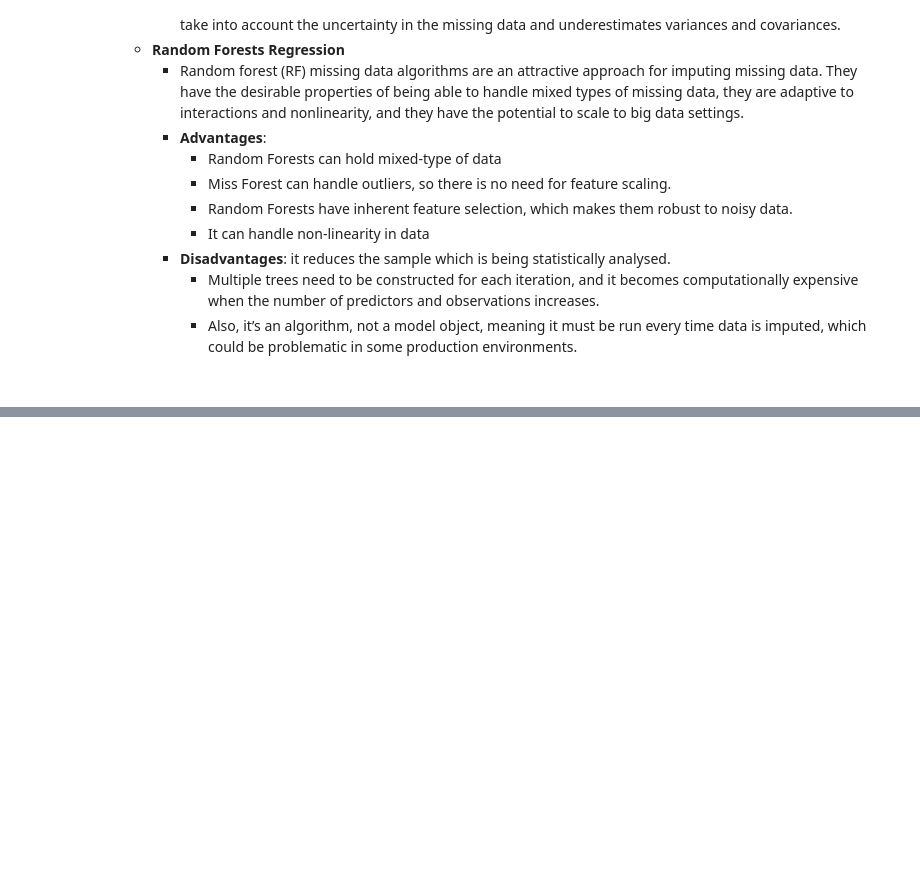
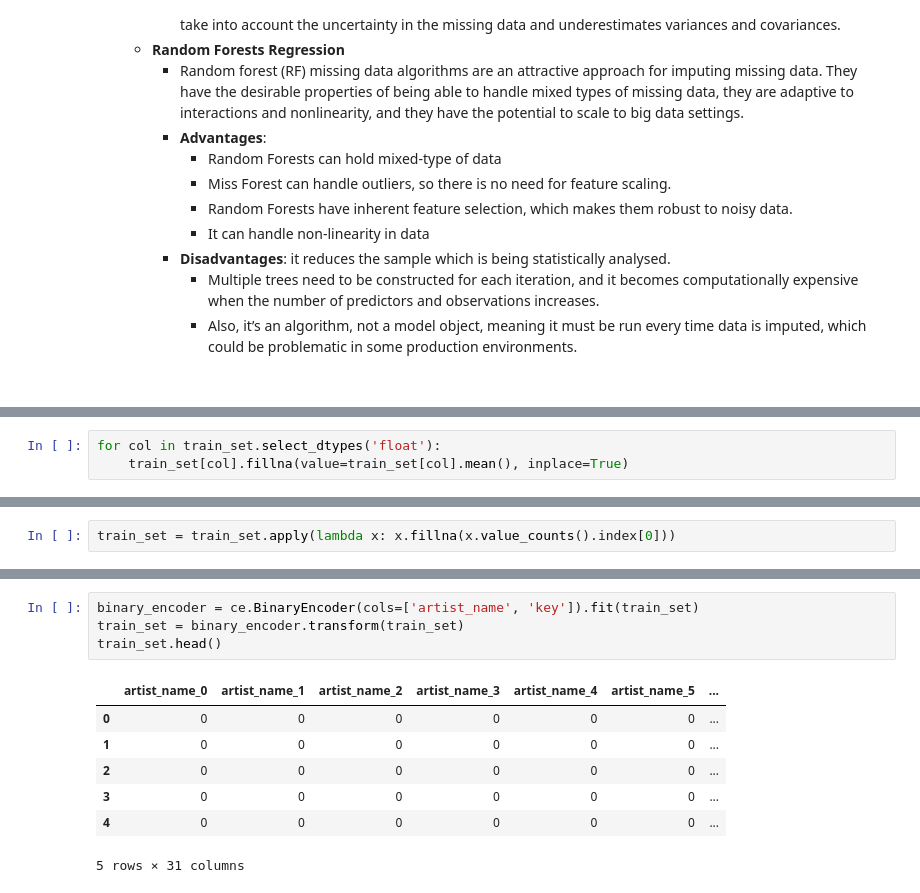
Before and after one commit to arashmpr/Spotify-Genre-Classifier-Using-Machine-Learning, a Jupyter notebook: Spotify Genre Classifier.ipynb, the cells around one changed output, grey strips where cells are left out. Saved outputs shown, nothing was run; the diff lists cells and outputs as text; blank space fills up the shorter version.

```diff
--- a/Spotify Genre Classifier.ipynb
+++ b/Spotify Genre Classifier.ipynb
@@ -283,0 +257,3 @@ music_genre
+# %%
+for col in train_set.select_dtypes('float'):
+    train_set[col].fillna(value=train_set[col].mean(), inplace=True)
@@ -283,0 +262,2 @@ music_genre
+# %%
+train_set = train_set.apply(lambda x: x.fillna(x.value_counts().index[0]))
@@ -283,0 +328,12 @@ music_genre
+# %%
+binary_encoder = ce.BinaryEncoder(cols=['artist_name', 'key']).fit(train_set)
+train_set = binary_encoder.transform(train_set)
+train_set.head()
+# %% [output]
+|  | artist_name_0 | artist_name_1 | artist_name_2 | artist_name_3 | artist_name_4 | artist_name_5 | ... |
+| 0 | 0 | 0 | 0 | 0 | 0 | 0 | ... |
+| 1 | 0 | 0 | 0 | 0 | 0 | 0 | ... |
+| 2 | 0 | 0 | 0 | 0 | 0 | 0 | ... |
+| 3 | 0 | 0 | 0 | 0 | 0 | 0 | ... |
+| 4 | 0 | 0 | 0 | 0 | 0 | 0 | ... |
+5 rows × 31 columns
```
Also changed, not shown: parts of 9 cells of this notebook.
